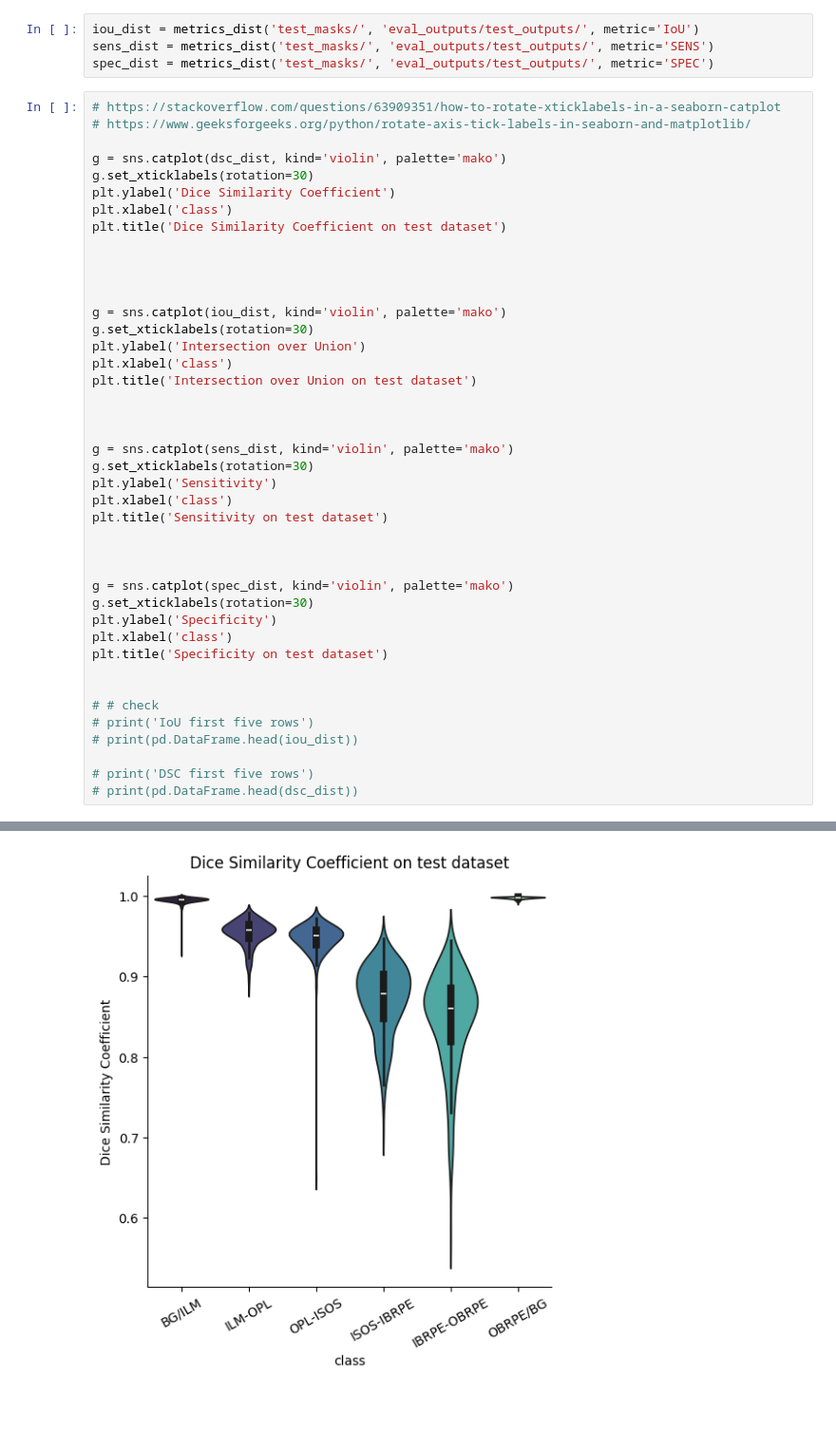
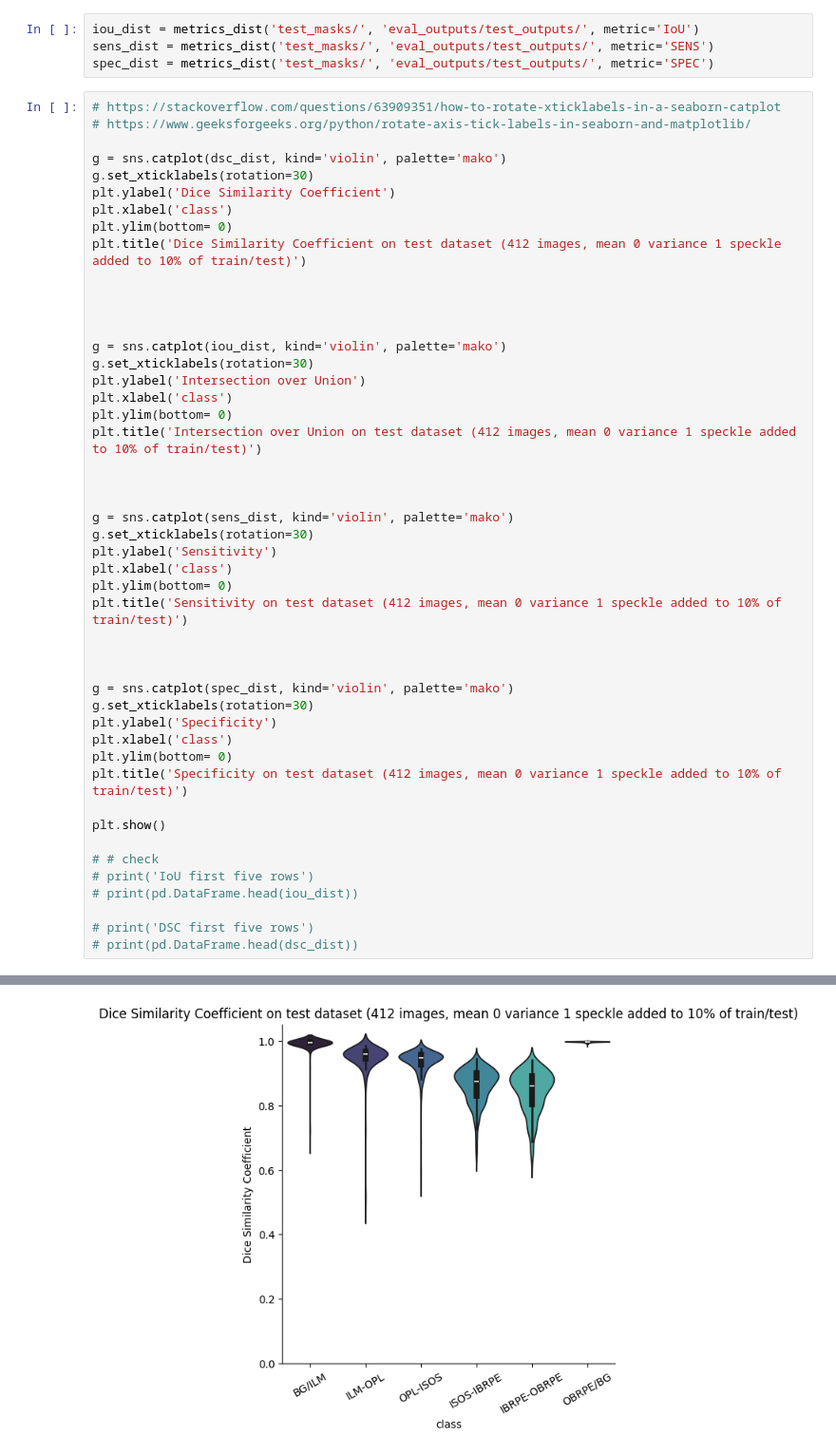
Before and after one commit to KogenNobori/Pytorch-UNet, a Jupyter notebook: visualise_analysis.ipynb, the cells around one changed output, grey strips where cells are left out. Shown at 95% size. Drawn from its saved outputs; the diff is of its cells as text; blank space fills up the shorter version.

```diff
--- a/visualise_analysis.ipynb
+++ b/visualise_analysis.ipynb
@@ -274,7 +205,8 @@ g = sns.catplot(dsc_dist, kind='violin', palette='mako')
 g.set_xticklabels(rotation=30)
 plt.ylabel('Dice Similarity Coefficient')
 plt.xlabel('class')
-plt.title('Dice Similarity Coefficient on test dataset')
+plt.ylim(bottom= 0)
+plt.title('Dice Similarity Coefficient on test dataset (412 images, mean 0 variance 1 speckle added to 10% of train/test)')
 
 
 
@@ -283,7 +215,8 @@ g = sns.catplot(iou_dist, kind='violin', palette='mako')
 g.set_xticklabels(rotation=30)
 plt.ylabel('Intersection over Union')
 plt.xlabel('class')
-plt.title('Intersection over Union on test dataset')
+plt.ylim(bottom= 0)
+plt.title('Intersection over Union on test dataset (412 images, mean 0 variance 1 speckle added to 10% of train/test)')
 
 
 
@@ -291,7 +224,8 @@ g = sns.catplot(sens_dist, kind='violin', palette='mako')
 g.set_xticklabels(rotation=30)
 plt.ylabel('Sensitivity')
 plt.xlabel('class')
-plt.title('Sensitivity on test dataset')
+plt.ylim(bottom= 0)
+plt.title('Sensitivity on test dataset (412 images, mean 0 variance 1 speckle added to 10% of train/test)')
 
 
 
@@ -299,8 +233,10 @@ g = sns.catplot(spec_dist, kind='violin', palette='mako')
 g.set_xticklabels(rotation=30)
 plt.ylabel('Specificity')
 plt.xlabel('class')
-plt.title('Specificity on test dataset')
+plt.ylim(bottom= 0)
+plt.title('Specificity on test dataset (412 images, mean 0 variance 1 speckle added to 10% of train/test)')
 
+plt.show()
 
 # # check
 # print('IoU first five rows')
@@ -313 +248 @@ Text(0.5, 1.0, 'Specificity on test dataset')
-[figure, old version]
+[figure, new version]
```
Also changed, not shown: parts of 19 cells of this notebook, 3 other files.
